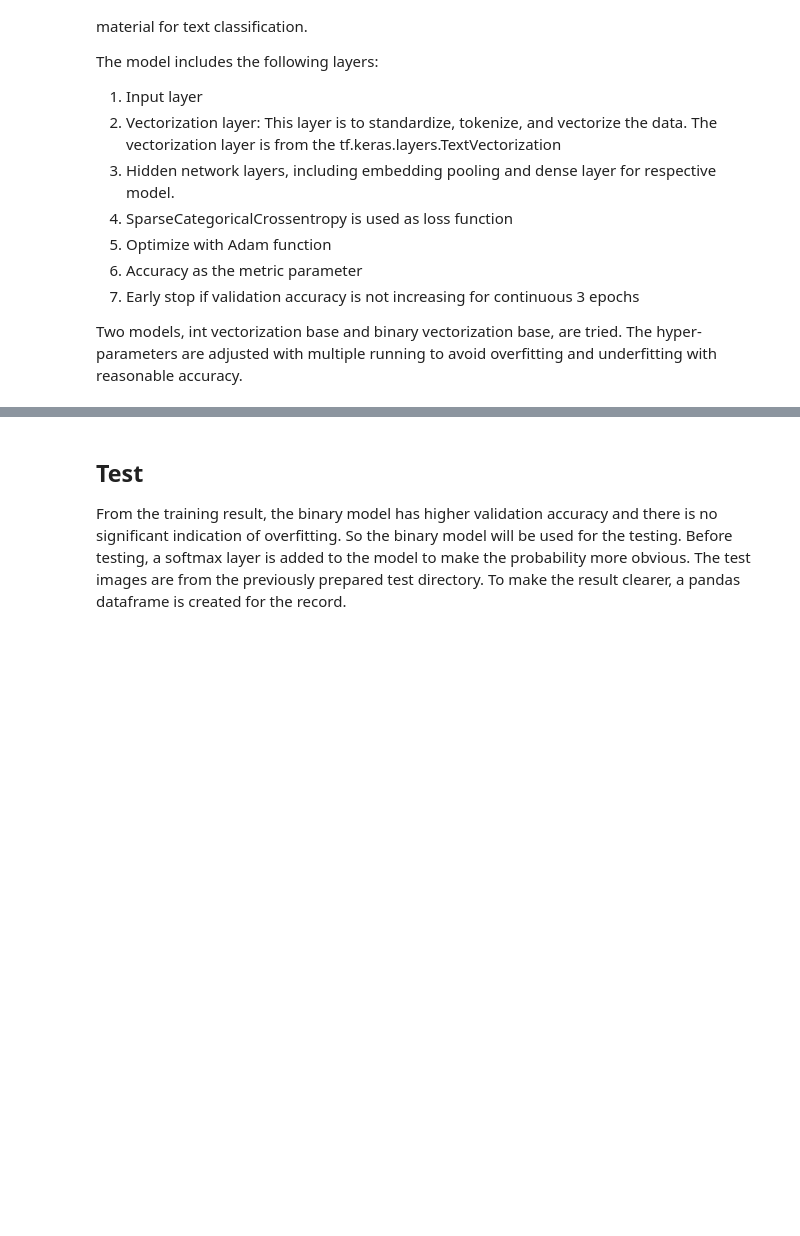
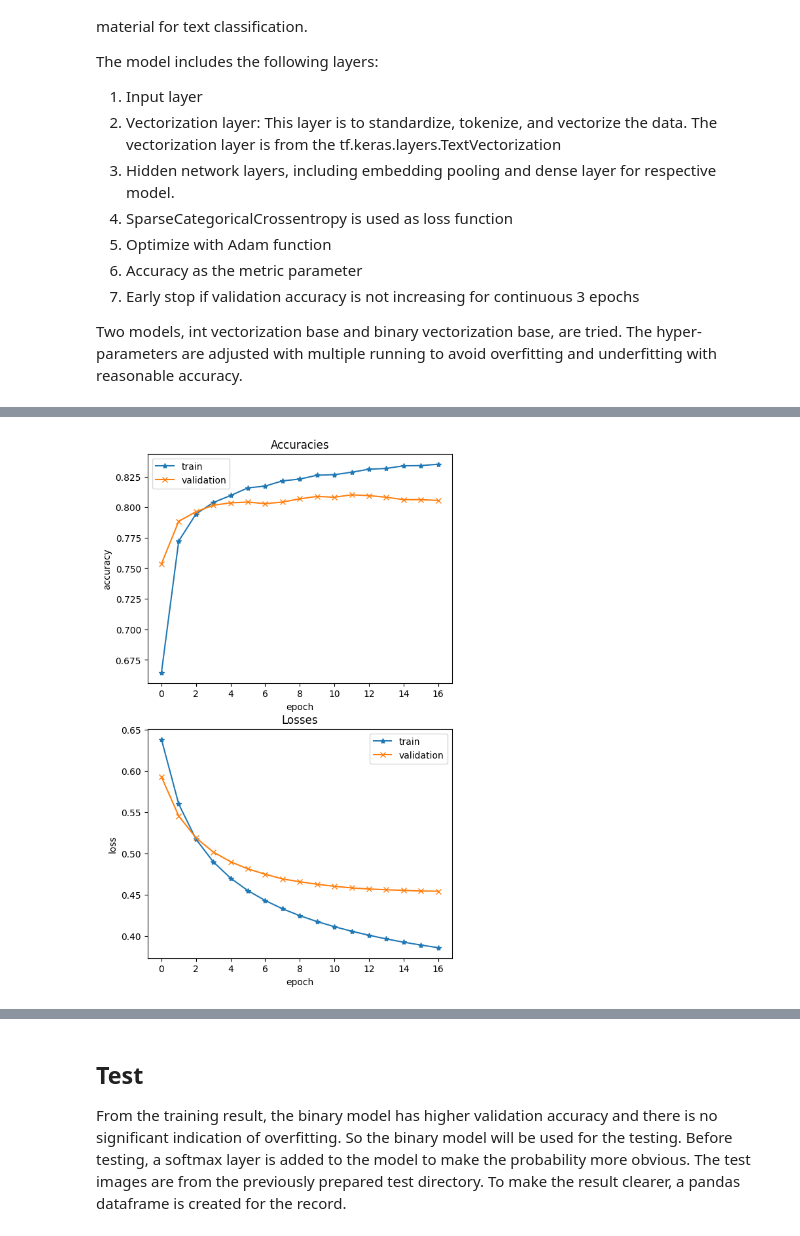
Before and after one commit to Lorby04/msds, a Jupyter notebook: dl/week4/nlp.ipynb, the cells around one changed output, grey strips where cells are left out. Saved outputs shown, nothing was run; the diff lists cells and outputs as text; code cells hidden in the pictures; blank space fills up the shorter version.

```diff
--- a/dl/week4/nlp.ipynb
+++ b/dl/week4/nlp.ipynb
@@ -222,0 +424,2 @@ print(orig_train_ds, "\n", orig_val_ds)
+# %%
+ds = DatasetBuilder.build(train_texts).owner()
@@ -473,0 +526,34 @@ Refer to the tutorial, to make the probability more obvious, a softmax layer is
+# %%
+class ModelVisualization:
+    def __init__(self, model: Model):
+        self.model = model
+
+    def show_history(self):
+        history = self.model.history.history
+        fig = plt.figure(figsize=(6,10))
+        fig_width = 1
+        fig_height = 2
+        ax = fig.subplots(fig_height,fig_width)
+
+        ax[0].plot(history['accuracy'],'*-')
+        ax[0].plot(history['val_accuracy'],"x-")
+        ax[0].legend(['train', 'validation'])
+        ax[0].set_xlabel("epoch")
+        ax[0].set_ylabel('accuracy')
+        ax[0].set_title("Accuracies")
+
+
+        ax[1].plot(history['loss'],'*-')
+        ax[1].plot(history['val_loss'],'x-')
+        ax[1].legend(['train', 'validation'])
+        ax[1].set_title("Losses")
+        ax[1].set_xlabel("epoch")
+        ax[1].set_ylabel('loss')
+        plt.show()
+
+
+    def summary(self):
+        self.model.model.summary()
+        self.model.model.get_metrics_result()
+# %%
+m = Model(ds)
@@ -473,0 +562,2 @@ Refer to the tutorial, to make the probability more obvious, a softmax layer is
+# %%
+m.fit(epochs=100)
@@ -474 +585,6 @@ Refer to the tutorial, to make the probability more obvious, a softmax layer is
+# %%
+vm = ModelVisualization(m)
+vm.show_history()
+# %% [output]
+[figure, added]
 # %%
```
Also changed, not shown: parts of 79 cells of this notebook, 2 other files.
